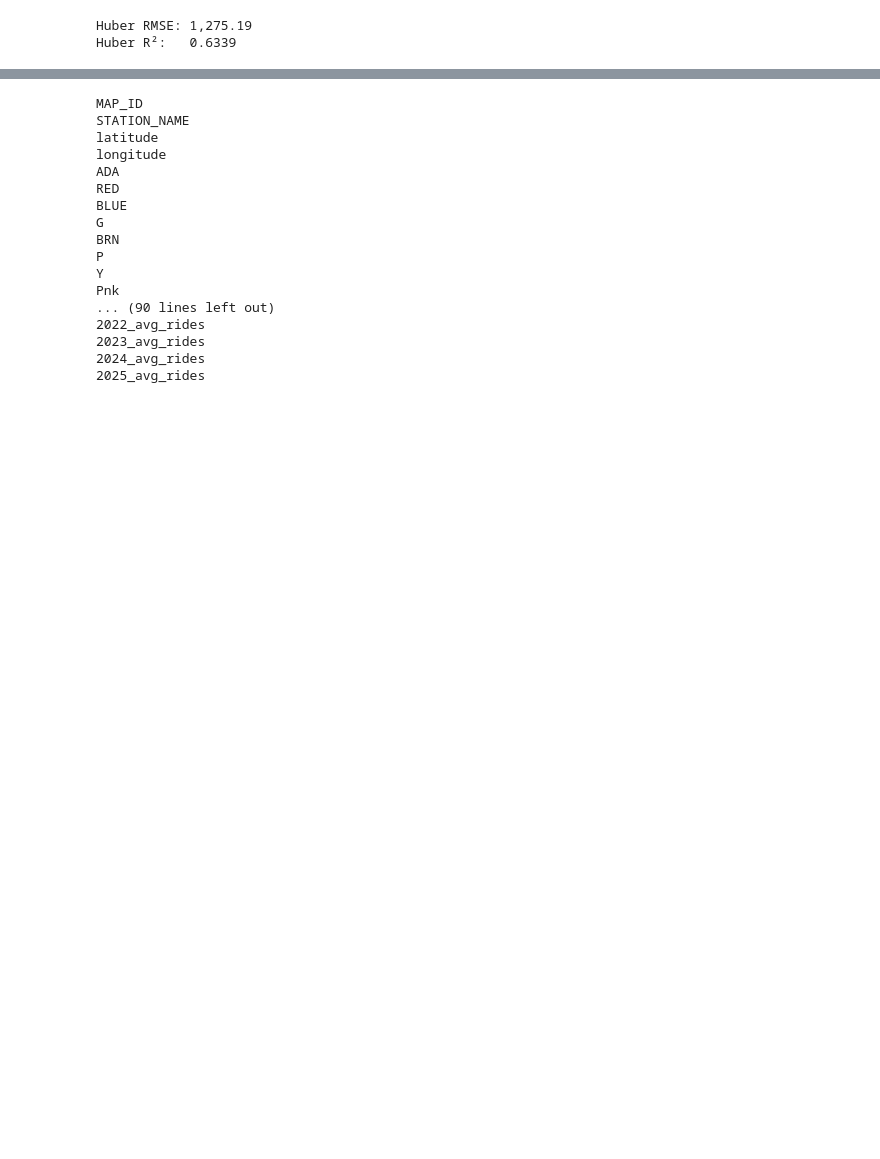
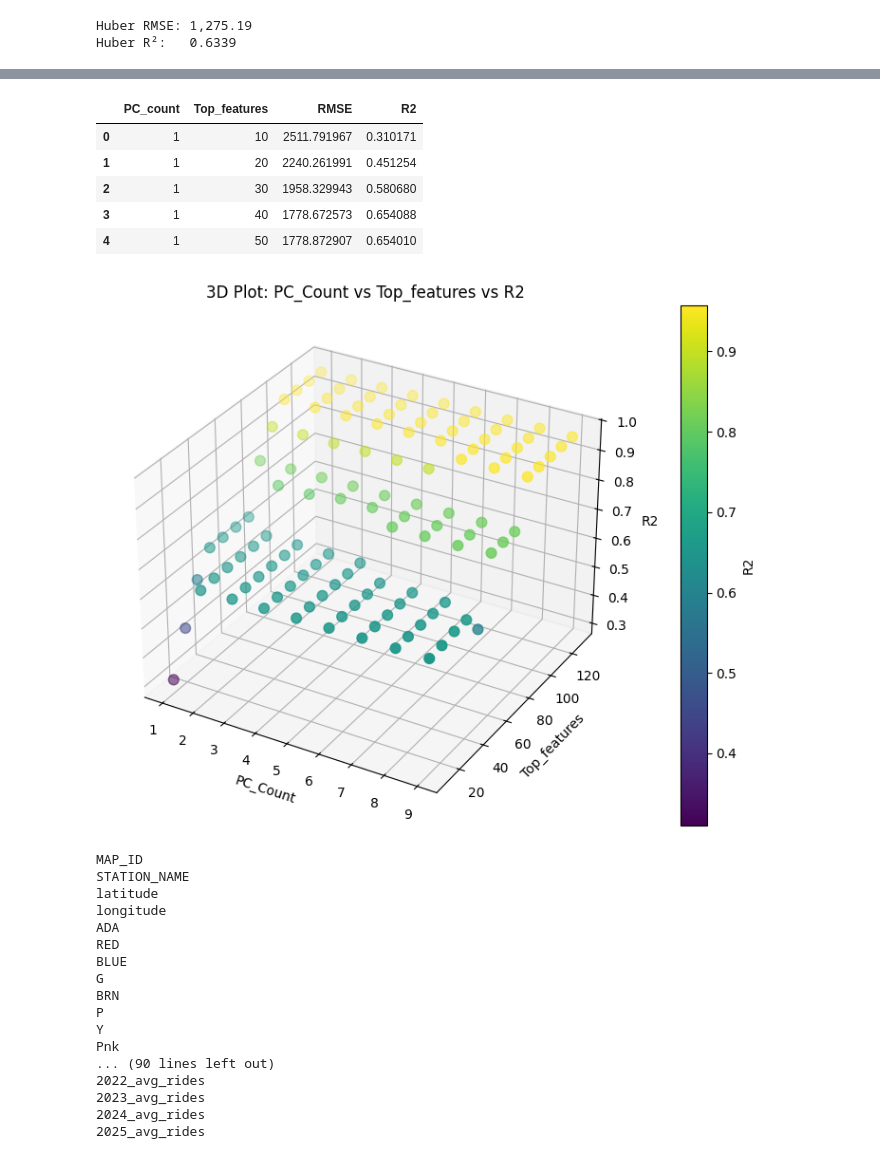
Before and after one commit to azcao95/cta-ridership-w2026-mads-milestone-2, a Jupyter notebook: ridership.ipynb, the cells around one changed output, grey strips where cells are left out. Drawn from its saved outputs; the diff is of its cells as text; code cells hidden in the pictures; blank space fills up the shorter version.

```diff
--- a/ridership.ipynb
+++ b/ridership.ipynb
@@ -913,0 +921,10 @@ Name: PC3, dtype: float64
+# %%
+def get_top_contributors(loadings_df, pc_count, top_n=10):
+    top_features = set()
+    for i in range(1, pc_count + 1):
+        pc_col = f"PC{i}"
+        top_features.update(loadings_df[pc_col].abs().sort_values(ascending=False).head(top_n).index)
+    return list(top_features)
+
+result = get_top_contributors(loadings, pc_count=3, top_n=10)
+result
@@ -914,3 +998,38 @@ Name: PC3, dtype: float64
+# %%
+pca_plot_df = pd.DataFrame(plot_data)
+display(pca_plot_df.head())
+# Ensure expected column names (handles both dict-based and tuple-based plot_data)
+if not {'PC_count', 'Top_features', 'R2'}.issubset(pca_plot_df.columns):
+    pca_plot_df = pca_plot_df.rename(columns={0: 'PC_count', 1: 'Top_features', 2: 'RMSE', 3: 'R2'})
+
+fig = plt.figure(figsize=(12, 6))
+ax = fig.add_subplot(111, projection='3d')
+
+sc = ax.scatter(
+    pca_plot_df['PC_count'],
+    pca_plot_df['Top_features'],
+    pca_plot_df['R2'],
+    c=pca_plot_df['R2'],
+    cmap='viridis',
+    s=60
+)
+
+ax.set_xlabel('PC_Count')
+ax.set_ylabel('Top_features')
+ax.set_zlabel('R2')
+ax.set_title('3D Plot: PC_Count vs Top_features vs R2')
+fig.colorbar(sc, ax=ax, label='R2')
+
+plt.tight_layout()
+plt.show()
+# %% [output]
+|  | PC_count | Top_features | RMSE | R2 |
+| 0 | 1 | 10 | 2511.791967 | 0.310171 |
+| 1 | 1 | 20 | 2240.261991 | 0.451254 |
+| 2 | 1 | 30 | 1958.329943 | 0.580680 |
+| 3 | 1 | 40 | 1778.672573 | 0.654088 |
+| 4 | 1 | 50 | 1778.872907 | 0.654010 |
+[figure, added]
 # %%
 start_year = 2018
 end_year = pd.Timestamp.today().year
```
Also changed, not shown: parts of 11 cells of this notebook.
